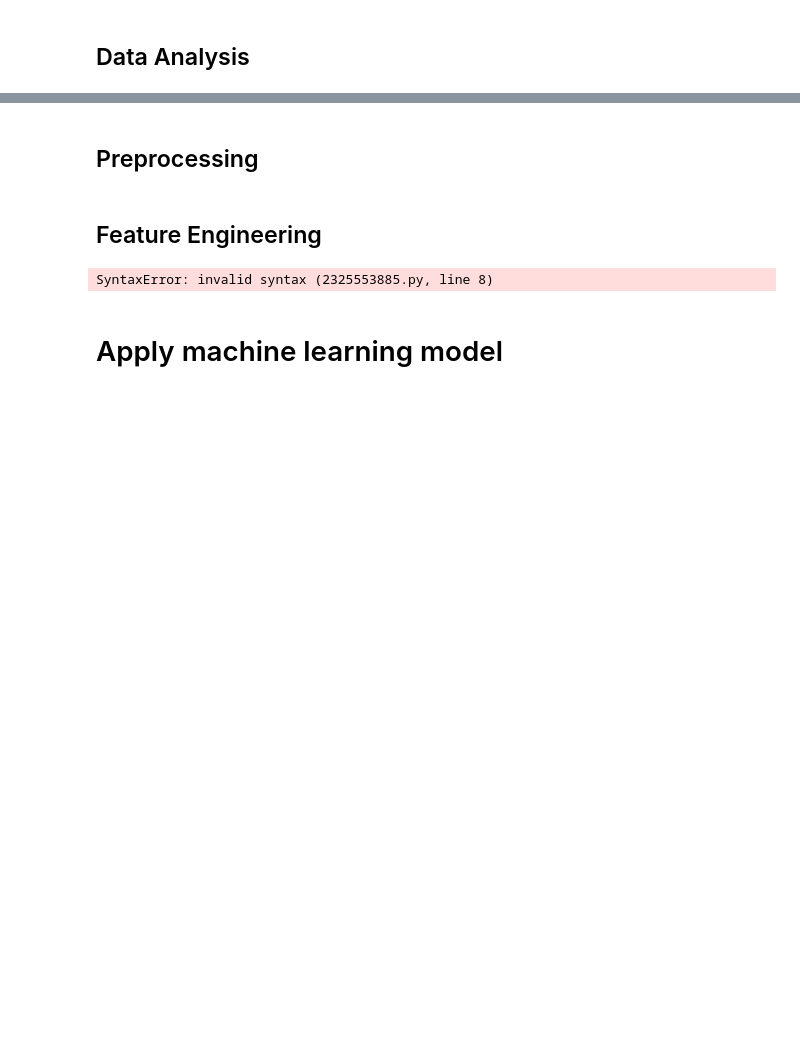
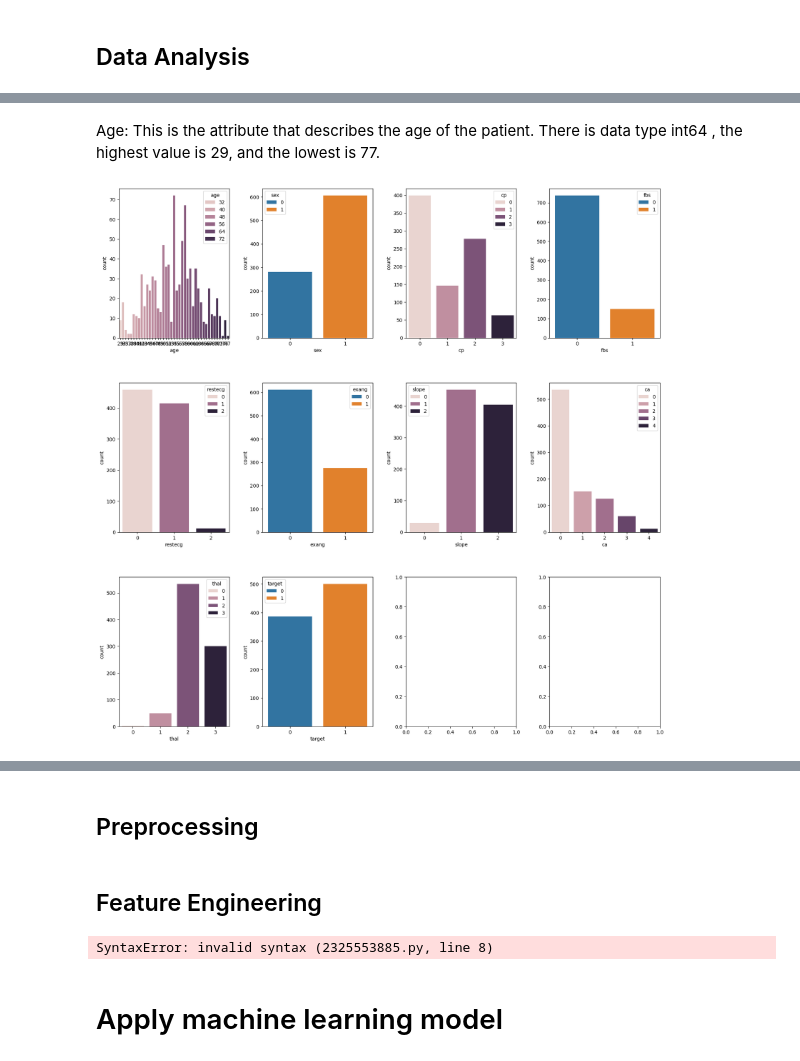
Before and after one commit to Likelipop/Introduction-to-ML, a Jupyter notebook: Homework Form.ipynb, the cells around one changed output, grey strips where cells are left out. Drawn from its saved outputs; the diff is of its cells as text; code cells hidden in the pictures; blank space fills up the shorter version.

```diff
--- a/Homework Form.ipynb
+++ b/Homework Form.ipynb
@@ -46,0 +136,12 @@ df = pd.read_csv(PATH)
+# %% [markdown]
+Age: This is the attribute that describes the age of the patient. There is data type  int64 , the highest value is 29, and the lowest is 77.
+# %%
+fig, axis = plt.subplots(3,4,figsize = (20,20))
+
+for i,col in enumerate(bar_col):
+  sns.countplot(data = df, x = col, hue =col, ax = axis[i//4,i%4] )
+
+plt.subplots_adjust(wspace=0.3, hspace=0.3)
+plt.show()
+# %% [output]
+[figure, added]
```
Also changed, not shown: parts of 11 cells of this notebook.
